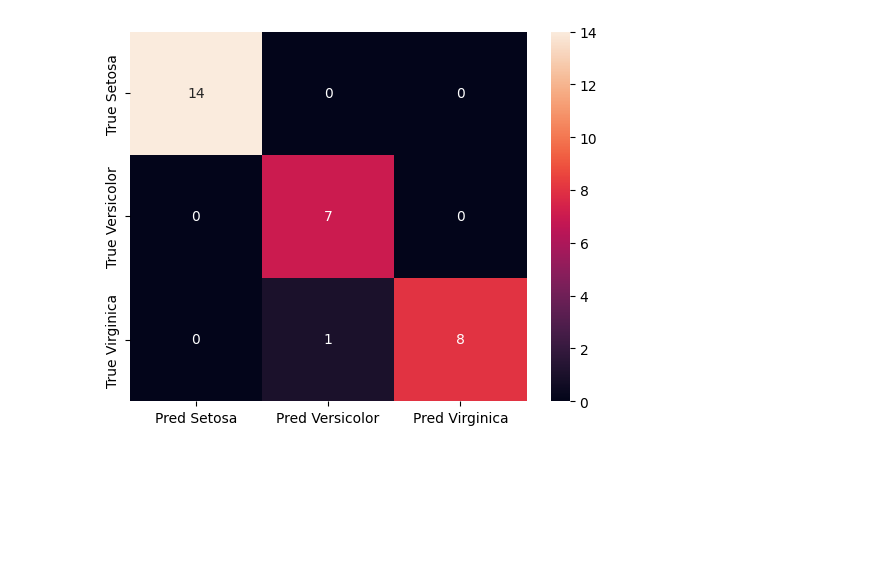
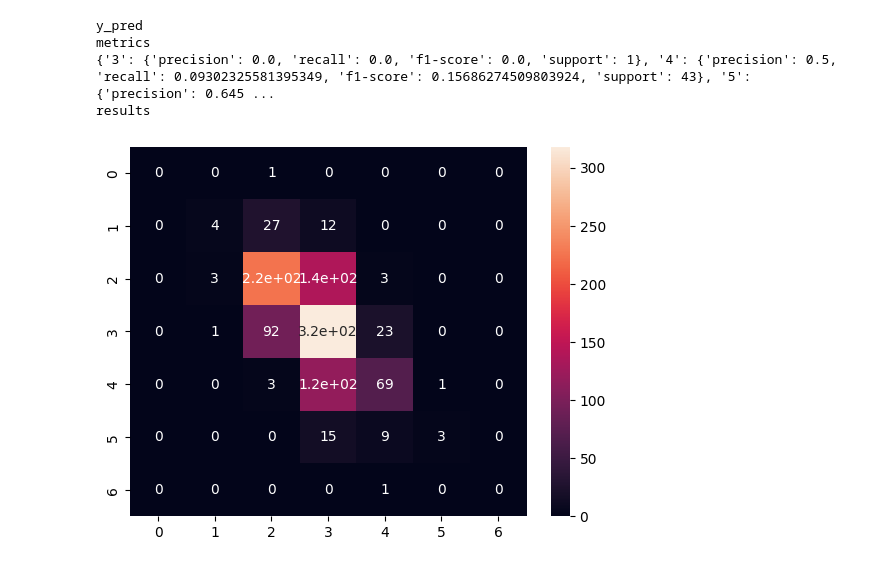
Before and after one commit to MKLepium/id2223-scalable-machine-learning, a Jupyter notebook: src/wine/wine-training-pipeline.ipynb, the cells around one changed output. Drawn from its saved outputs; the diff is of its cells as text; code cells hidden in the pictures; blank space fills up the shorter version.

Commit message:
training pipeline

```diff
--- a/src/wine/wine-training-pipeline.ipynb
+++ b/src/wine/wine-training-pipeline.ipynb
@@ -30,11 +29,27 @@ Connected. Call `.close()` to terminate connection gracefully.
 # %%
 # The feature view is the input set of features for your model. The features can come from different feature groups.
 # You can select features from different feature groups and join them together to create a feature view
+
+# FEATURE_GROUPS = [2, 3]
+
+# wine_fgs = [fs.get_feature_group(name="wine", version=x) for x in FEATURE_GROUPS]
+
 wine_fg = fs.get_feature_group(name="wine", version=2)
-# query = wine_fg.select(["volatile_acidity", "chlorides", "density", "alcohol", "citric_acid", "quality"])
-query = wine_fg.select_all()
+
+# without citric acid it performs better
+query = wine_fg.select_except(["citric_acid"])
+# query = wine_fg.select_all()
 feature_view = fs.get_or_create_feature_view(name="wine",
-                                  version=5,
-                                  description="Read from Wine quality dataset",
-                                  labels=["quality"],
-                                  query=query)
+                                version=7,
+                                description="Read from Wine quality dataset",
+                                labels=["quality"],
+                                query=query)
+
+# feature_views = []
+# for i, fg in enumerate(wine_fgs, FEATURE_GROUPS[0]):
+#     query = fg.select_all()
+#     feature_views.append(fs.get_or_create_feature_view(name="wine",
+#                                     version=i,
+#                                     description="Read from Wine quality dataset",
+#                                     labels=["quality"],
+#                                     query=query))
@@ -91,18 +137,32 @@ X_train
+# %%
+# best result: RandomForestClassifier(n_estimators=600)
+# it's much slower than the others but that doesn't matter in this case
+
+model = RandomForestClassifier(n_estimators=600)
+model = model.fit(X_train, y_train.values.ravel())
 # %%
 # Evaluate model performance using the features from the test set (X_test)
+print("y_pred")
 y_pred = model.predict(X_test)
 
 # Compare predictions (y_pred) with the labels in the test set (y_test)
-metrics = classification_report(y_test, y_pred, output_dict=True)
+print("metrics")
+metrics = classification_report(y_test, y_pred, output_dict=True, zero_division=0)
+print(metrics)
+print("results")
 results = confusion_matrix(y_test, y_pred)
+# %% [output]
+y_pred
+metrics
+{'3': {'precision': 0.0, 'recall': 0.0, 'f1-score': 0.0, 'support': 1}, '4': {'precision': 0.5, 'recall': 0.09302325581395349, 'f1-score': 0.15686274509803924, 'support': 43}, '5': {'precision': 0.645 ...
+results
 # %%
 # Create the confusion matrix as a figure, we will later store it as a PNG image file
-df_cm = pd.DataFrame(results, ['True Setosa', 'True Versicolor', 'True Virginica'],
-                     ['Pred Setosa', 'Pred Versicolor', 'Pred Virginica'])
+df_cm = pd.DataFrame(results)
 cm = sns.heatmap(df_cm, annot=True)
 fig = cm.get_figure()
 # %% [output]
-[figure, old version]
+[figure, new version]
 # %%
 # We will now upload our model to the Hopsworks Model Registry. First get an object for the model registry.
 mr = project.get_model_registry()
```
Also changed, not shown: parts of 6 cells of this notebook, 2 other files.
